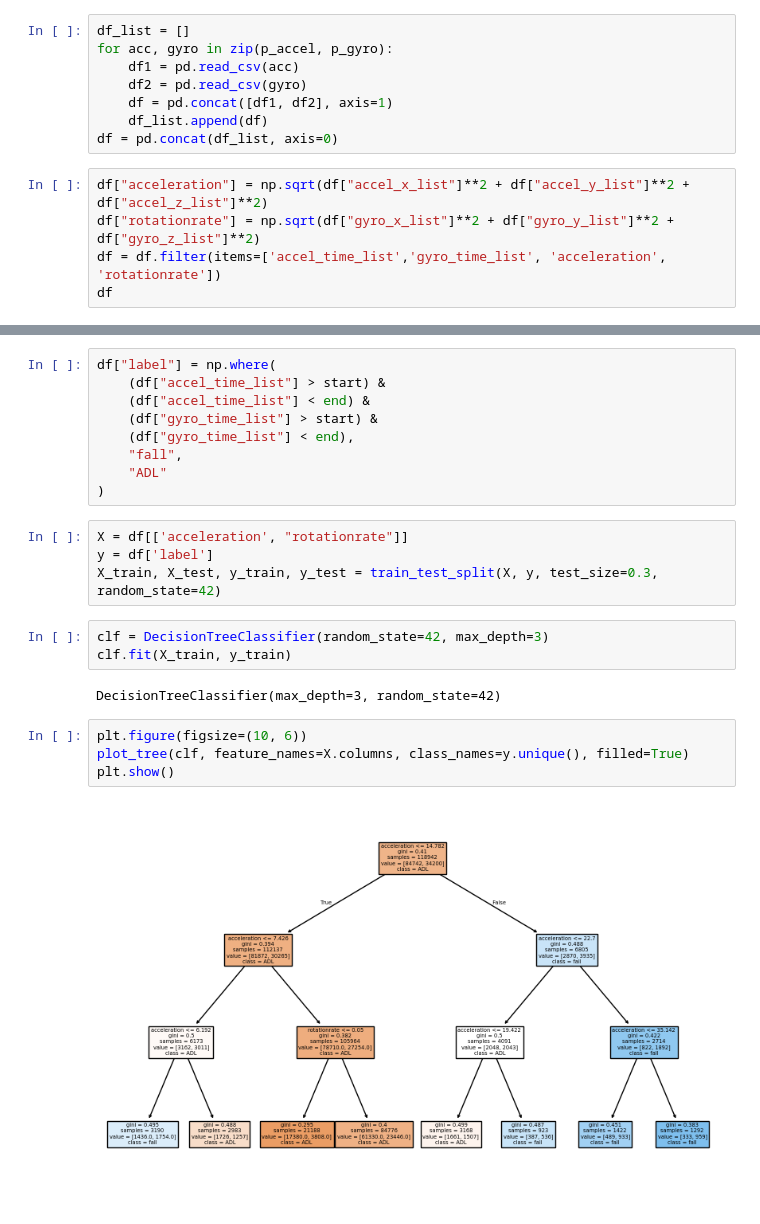
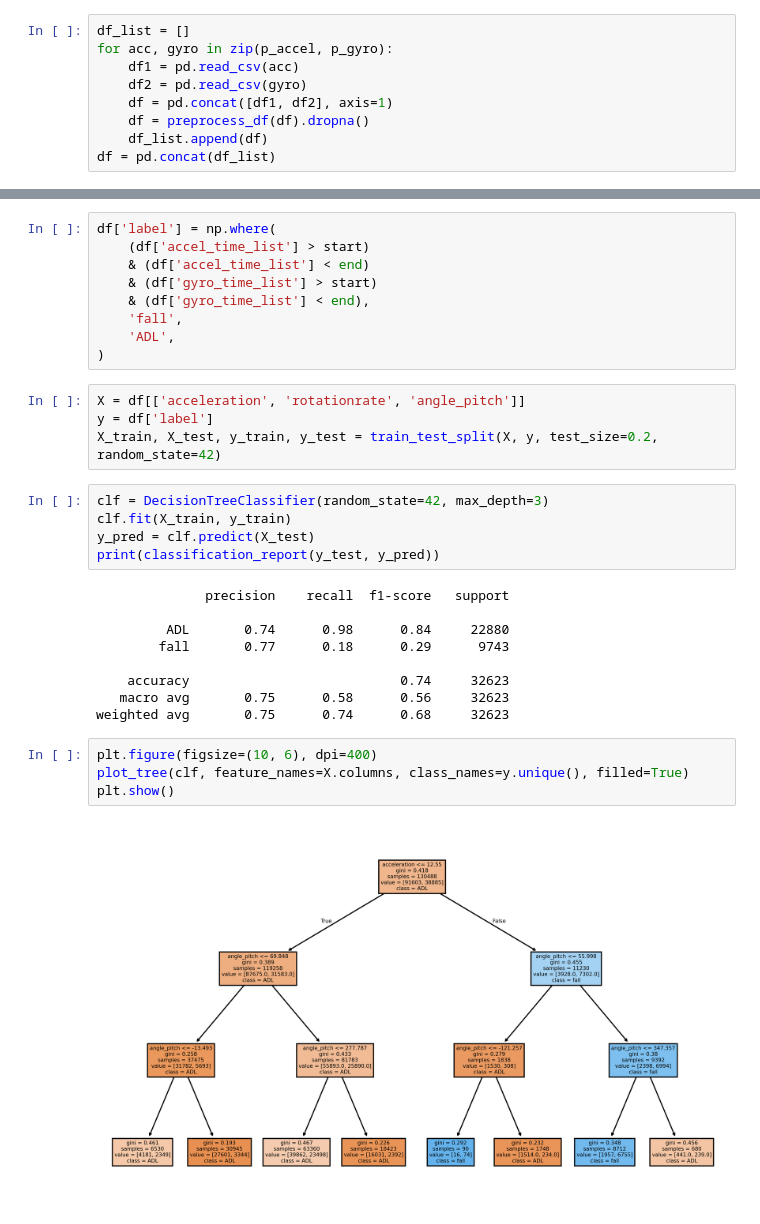
Before and after one commit to nicol-buratti/fall-detection, a Jupyter notebook: decision_tree.ipynb, the cells around one changed output, grey strips where cells are left out. Cells and saved outputs as stored; diff of their text form.

Commit message:
completed fall detection

```diff
--- a/decision_tree.ipynb
+++ b/decision_tree.ipynb
@@ -33,13 +99,9 @@ p_gyro  = dataset.glob("F*/*_gyro.csv")
 # %%
 df_list = []
 for acc, gyro in zip(p_accel, p_gyro):
-    df1 = pd.read_csv(acc)
-    df2 = pd.read_csv(gyro)
-    df = pd.concat([df1, df2], axis=1)
-    df_list.append(df)
-df = pd.concat(df_list, axis=0)
+	df1 = pd.read_csv(acc)
+	df2 = pd.read_csv(gyro)
+	df = pd.concat([df1, df2], axis=1)
+	df = preprocess_df(df).dropna()
+	df_list.append(df)
+df = pd.concat(df_list)
-# %%
-df["acceleration"] = np.sqrt(df["accel_x_list"]**2 + df["accel_y_list"]**2 + df["accel_z_list"]**2)
-df["rotationrate"] = np.sqrt(df["gyro_x_list"]**2 + df["gyro_y_list"]**2 + df["gyro_z_list"]**2)
-df = df.filter(items=['accel_time_list','gyro_time_list', 'acceleration', 'rotationrate'])
-df
@@ -73,24 +113,33 @@ start,end
 # %%
-df["label"] = np.where(
-    (df["accel_time_list"] > start) &
-    (df["accel_time_list"] < end) &
-    (df["gyro_time_list"] > start) &
-    (df["gyro_time_list"] < end),
-    "fall",
-    "ADL"
+df['label'] = np.where(
+	(df['accel_time_list'] > start)
+	& (df['accel_time_list'] < end)
+	& (df['gyro_time_list'] > start)
+	& (df['gyro_time_list'] < end),
+	'fall',
+	'ADL',
 )
 # %%
-X = df[['acceleration', "rotationrate"]]
+X = df[['acceleration', 'rotationrate', 'angle_pitch']]
 y = df['label']
-X_train, X_test, y_train, y_test = train_test_split(X, y, test_size=0.3, random_state=42)
+X_train, X_test, y_train, y_test = train_test_split(X, y, test_size=0.2, random_state=42)
 # %%
 clf = DecisionTreeClassifier(random_state=42, max_depth=3)
 clf.fit(X_train, y_train)
+y_pred = clf.predict(X_test)
+print(classification_report(y_test, y_pred))
 # %% [output]
-DecisionTreeClassifier(max_depth=3, random_state=42)
+              precision    recall  f1-score   support
+
+         ADL       0.74      0.98      0.84     22880
+        fall       0.77      0.18      0.29      9743
+
+    accuracy                           0.74     32623
+   macro avg       0.75      0.58      0.56     32623
+weighted avg       0.75      0.74      0.68     32623
 # %%
-plt.figure(figsize=(10, 6))
+plt.figure(figsize=(10, 6), dpi=400)
 plot_tree(clf, feature_names=X.columns, class_names=y.unique(), filled=True)
 plt.show()
 # %% [output]
-[figure, old version]
+[figure, new version]
```
Also changed, not shown: parts of 17 cells of this notebook.
